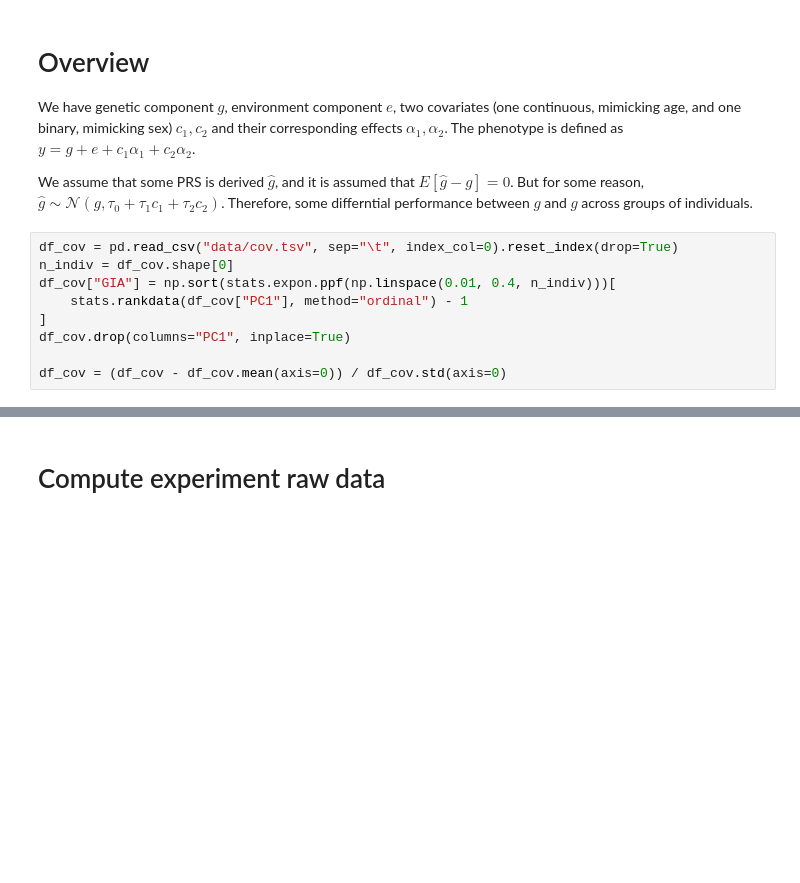
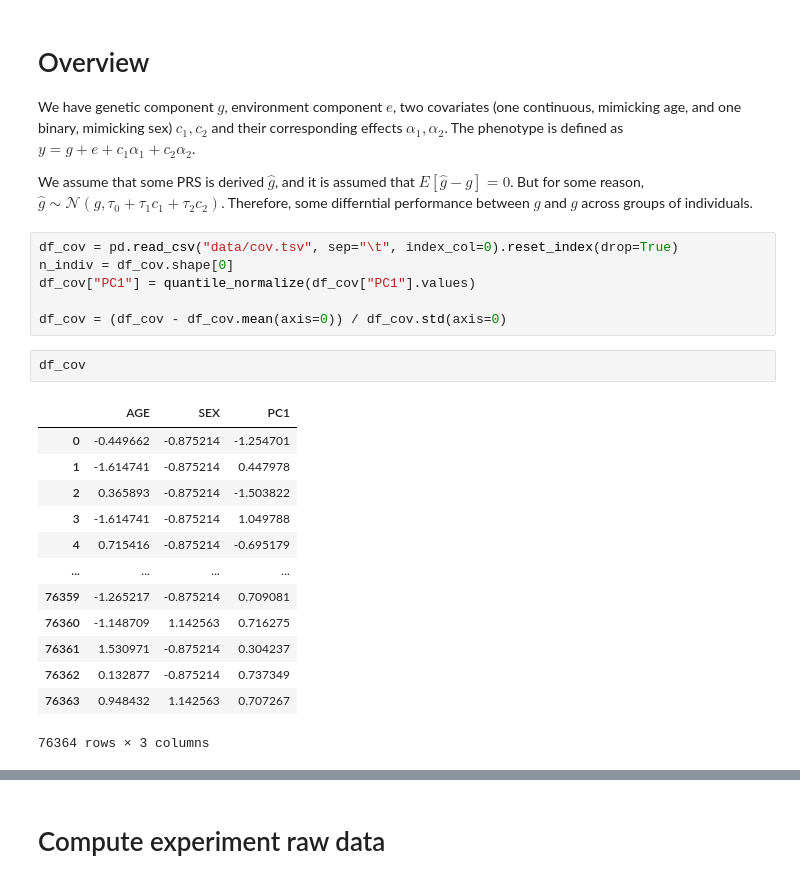
Before and after one commit to KangchengHou/calpred-manuscript, a Jupyter notebook: experiments/simulation/simulate.ipynb, the cells around one changed output, grey strips where cells are left out. Cells and saved outputs as stored; diff of their text form; blank space fills up the shorter version.

```diff
--- a/experiments/simulation/simulate.ipynb
+++ b/experiments/simulation/simulate.ipynb
@@ -30,12 +29,25 @@ We assume that some PRS is derived $\hat{g}$, and it is assumed that $E[\hat{g}
 # %%
 df_cov = pd.read_csv("data/cov.tsv", sep="\t", index_col=0).reset_index(drop=True)
 n_indiv = df_cov.shape[0]
-df_cov["GIA"] = np.sort(stats.expon.ppf(np.linspace(0.01, 0.4, n_indiv)))[
-    stats.rankdata(df_cov["PC1"], method="ordinal") - 1
-]
-df_cov.drop(columns="PC1", inplace=True)
+df_cov["PC1"] = quantile_normalize(df_cov["PC1"].values)
 
 df_cov = (df_cov - df_cov.mean(axis=0)) / df_cov.std(axis=0)
+# %%
+df_cov
+# %% [output]
+|  | AGE | SEX | PC1 |
+| 0 | -0.449662 | -0.875214 | -1.254701 |
+| 1 | -1.614741 | -0.875214 | 0.447978 |
+| 2 | 0.365893 | -0.875214 | -1.503822 |
+| 3 | -1.614741 | -0.875214 | 1.049788 |
+| 4 | 0.715416 | -0.875214 | -0.695179 |
+| ... | ... | ... | ... |
+| 76359 | -1.265217 | -0.875214 | 0.709081 |
+| 76360 | -1.148709 | 1.142563 | 0.716275 |
+| 76361 | 1.530971 | -0.875214 | 0.304237 |
+| 76362 | 0.132877 | -0.875214 | 0.737349 |
+| 76363 | 0.948432 | 1.142563 | 0.707267 |
+76364 rows × 3 columns
 # %%
 def simulate_data(
     df_cov: pd.DataFrame,
```
Also changed, not shown: parts of 8 cells of this notebook.
